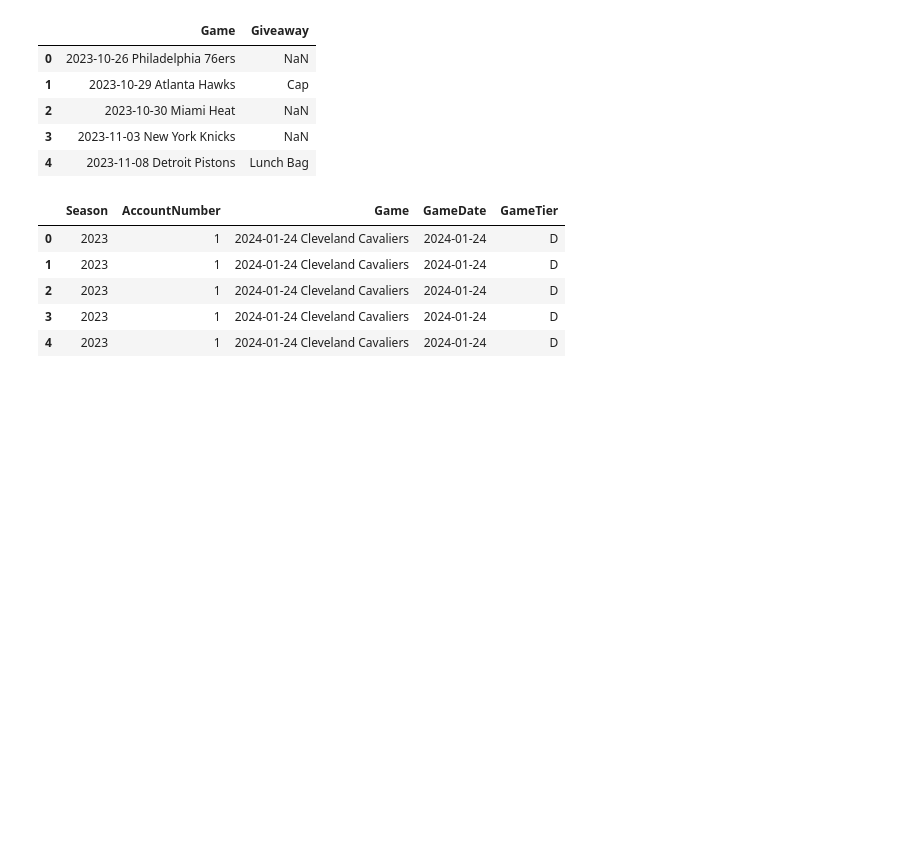
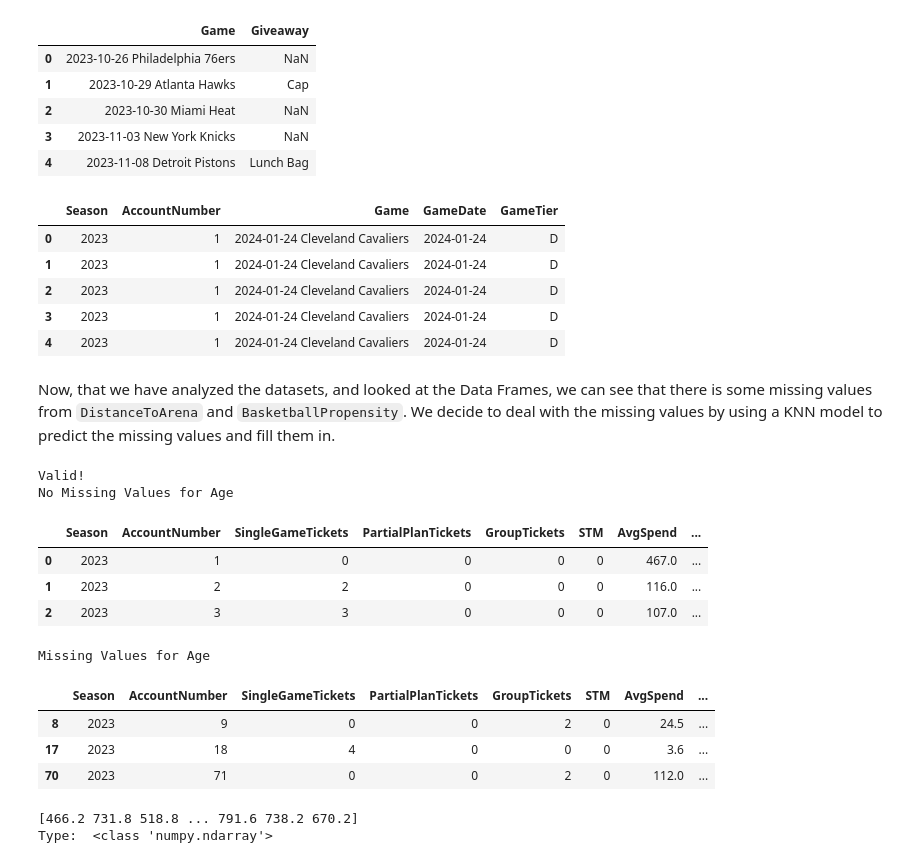
Before and after one commit to chowdhuryj-github/BucksFanExperience, a Jupyter notebook: BucksHackathon.ipynb, the cells around one changed output. Drawn from its saved outputs; the diff is of its cells as text; code cells hidden in the pictures; blank space fills up the shorter version.

Commit message:
knn propensity commit

```diff
--- a/BucksHackathon.ipynb
+++ b/BucksHackathon.ipynb
@@ -198,3 +198,53 @@ display(seat_df.head(5))
 | 2 | 2023 | 1 | 2024-01-24 Cleveland Cavaliers | 2024-01-24 | D |
 | 3 | 2023 | 1 | 2024-01-24 Cleveland Cavaliers | 2024-01-24 | D |
 | 4 | 2023 | 1 | 2024-01-24 Cleveland Cavaliers | 2024-01-24 | D |
+# %% [markdown]
+Now, that we have analyzed the datasets, and looked at the Data Frames, we can see that there is some missing values from `DistanceToArena` and `BasketballPropensity`. We decide to deal with the missing values by using a KNN model to predict the missing values and fill them  in.
+# %%
+# mapping the categorical values in SocialMediaEngagement
+mapping = {'Low': 1, 'Medium': 2, 'High': 3}
+account_df['SocialMediaEngagement'] = account_df['SocialMediaEngagement'].map(mapping)
+# %%
+# creating a new column in the data set
+account_df['BasketballPropenstiyFill'] = account_df['BasketballPropensity']
+
+# importing the knn
+from sklearn.neighbors import KNeighborsRegressor
+# %%
+# new data frame with no missing values from basketball propensity
+data_drop_propensity_na = account_df[account_df['BasketballPropensity'].notna()]
+
+# new data frame with missing values from basketball propensity
+data_propensity_na = account_df[account_df['BasketballPropensity'].isna()]
+
+# length cross-check
+bucks_propensity_length = len(account_df['BasketballPropensity'])
+drop_propensity_length = len(data_drop_propensity_na)
+missing_propensity_length = len(data_propensity_na)
+
+# using a if condition to check if the lengths are equal
+if bucks_propensity_length == (drop_propensity_length + missing_propensity_length):
+    print("Valid!")
+else:
+    print("Not Valid!")
+
+# viewing the data frame with no missing values
+print("No Missing Values for Age")
+display(data_drop_propensity_na.head(3))
+print("\n")
+
+# viewing the data frame with missing values
+print("Missing Values for Age")
+display(data_propensity_na.head(3))
+# %% [output]
+Valid!
+No Missing Values for Age
+|  | Season | AccountNumber | SingleGameTickets | PartialPlanTickets | GroupTickets | STM | AvgSpend | ... |
+| 0 | 2023 | 1 | 0 | 0 | 0 | 0 | 467.0 | ... |
+| 1 | 2023 | 2 | 2 | 0 | 0 | 0 | 116.0 | ... |
+| 2 | 2023 | 3 | 3 | 0 | 0 | 0 | 107.0 | ... |
+Missing Values for Age
+|  | Season | AccountNumber | SingleGameTickets | PartialPlanTickets | GroupTickets | STM | AvgSpend | ... |
+| 8 | 2023 | 9 | 0 | 0 | 2 | 0 | 24.5 | ... |
+| 17 | 2023 | 18 | 4 | 0 | 0 | 0 | 3.6 | ... |
+| 70 | 2023 | 71 | 0 | 0 | 2 | 0 | 112.0 | ... |
@@ -200,0 +258,16 @@ display(seat_df.head(5))
+# %%
+# instiating the KNN model with 5 neighbors
+bucks_KNN = KNeighborsRegressor(n_neighbors=5)
+
+# fitting the model with the training data
+bucks_KNN.fit(x_train, y_train)
+
+# performing the predictions
+propensity_predict = bucks_KNN.predict(x_predict)
+
+# printing out the results
+print(propensity_predict)
+print("Type: ", type(propensity_predict))
+# %% [output]
+[466.2 731.8 518.8 ... 791.6 738.2 670.2]
+Type:  <class 'numpy.ndarray'>
```
Also changed, not shown: parts of 3 cells of this notebook.
